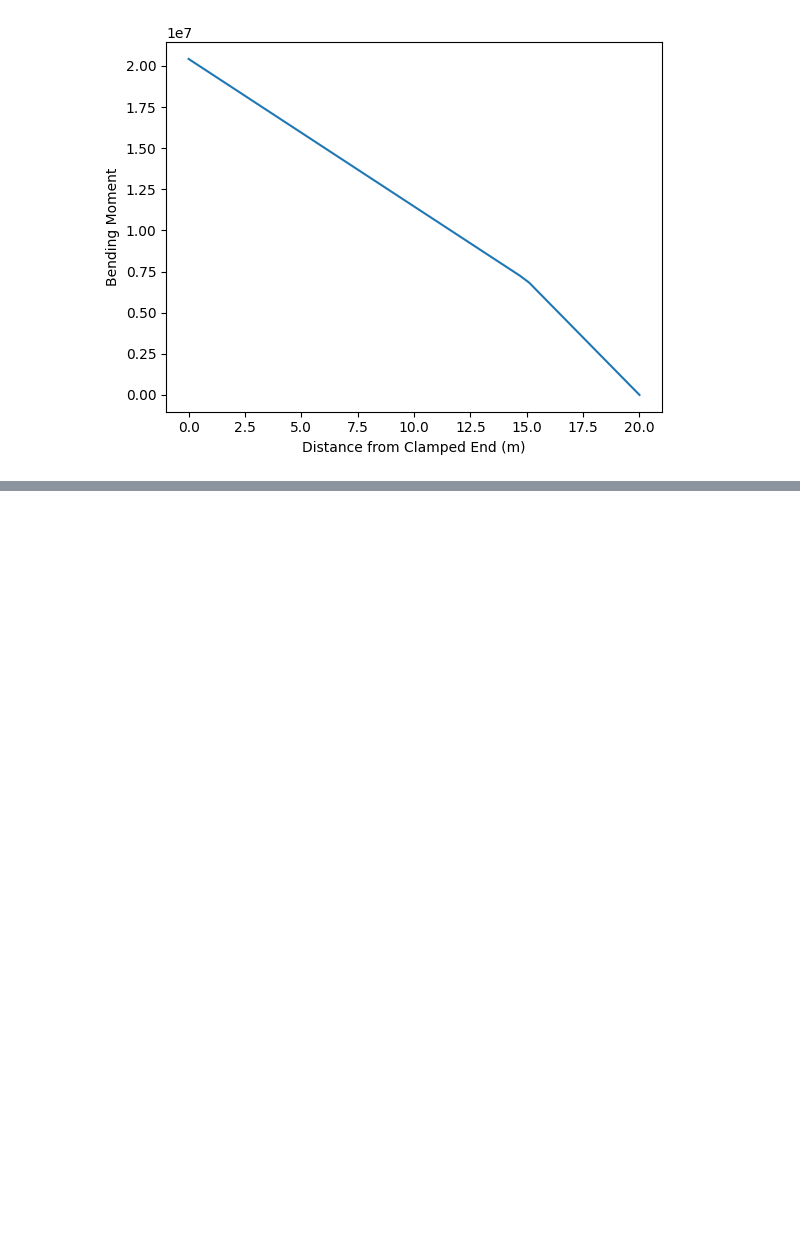
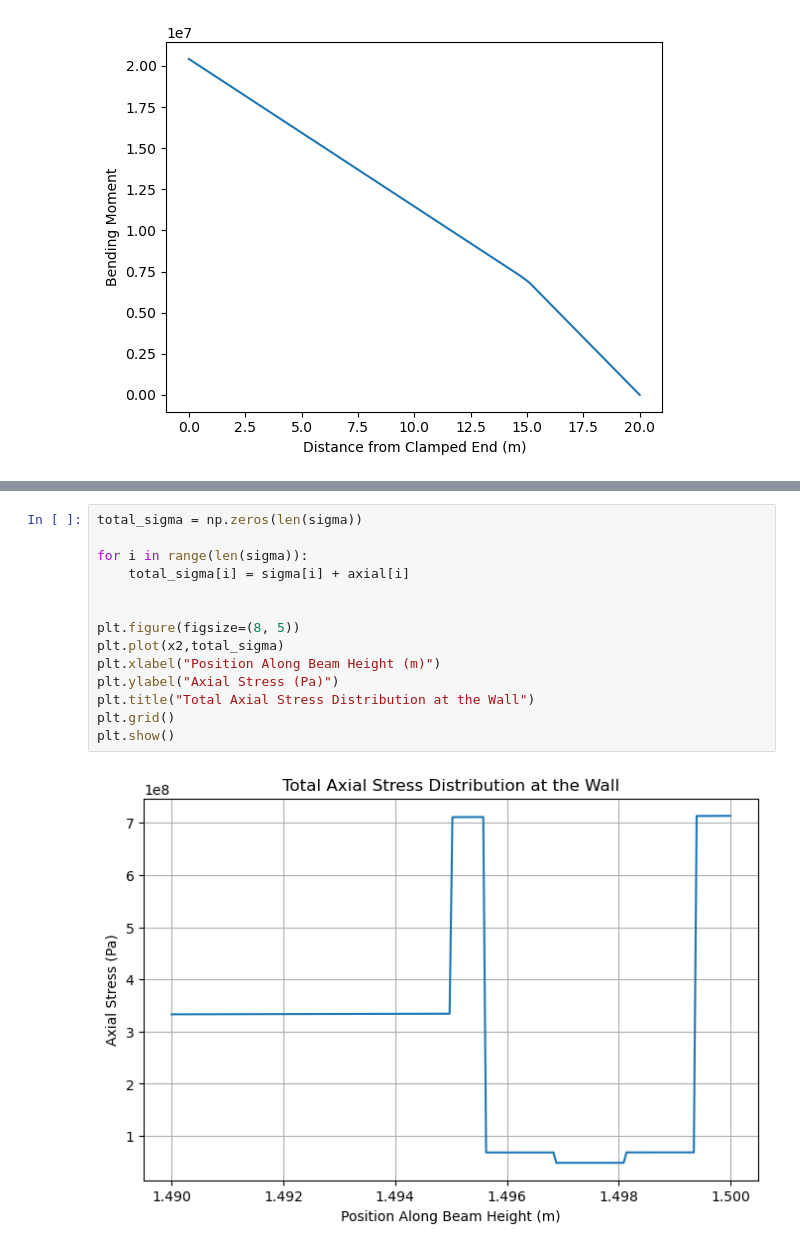
Before and after one commit to ndrichmond/EAE135Project2, a Jupyter notebook: main.ipynb, the cells around one changed output, grey strips where cells are left out. Cells and saved outputs as stored; diff of their text form; blank space fills up the shorter version.

```diff
--- a/main.ipynb
+++ b/main.ipynb
@@ -153,0 +198,16 @@ plt.show()
+# %%
+total_sigma = np.zeros(len(sigma))
+
+for i in range(len(sigma)):
+    total_sigma[i] = sigma[i] + axial[i]
+
+
+plt.figure(figsize=(8, 5))
+plt.plot(x2,total_sigma)
+plt.xlabel("Position Along Beam Height (m)")
+plt.ylabel("Axial Stress (Pa)")
+plt.title("Total Axial Stress Distribution at the Wall")
+plt.grid()
+plt.show()
+# %% [output]
+[figure, added]
```
Also changed, not shown: parts of 3 cells of this notebook.
